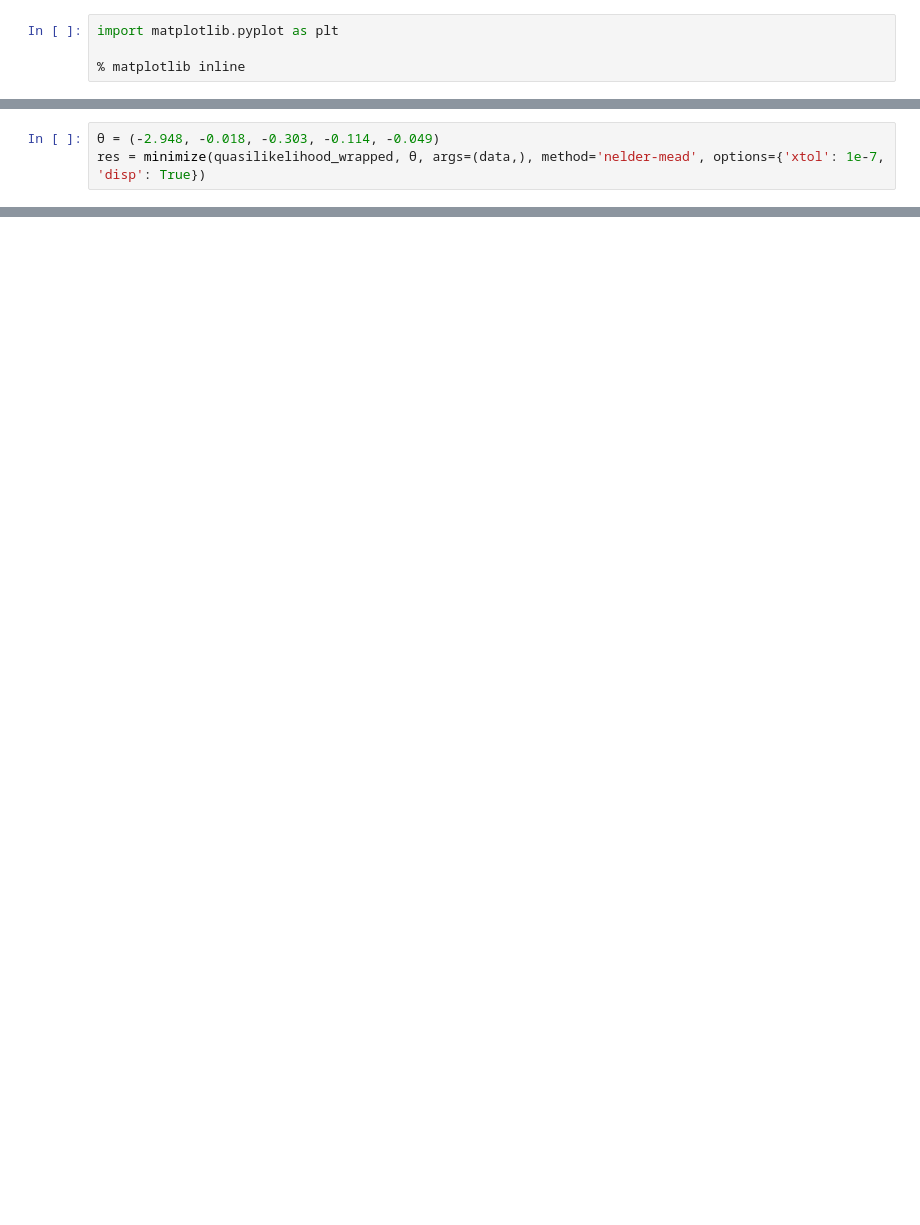
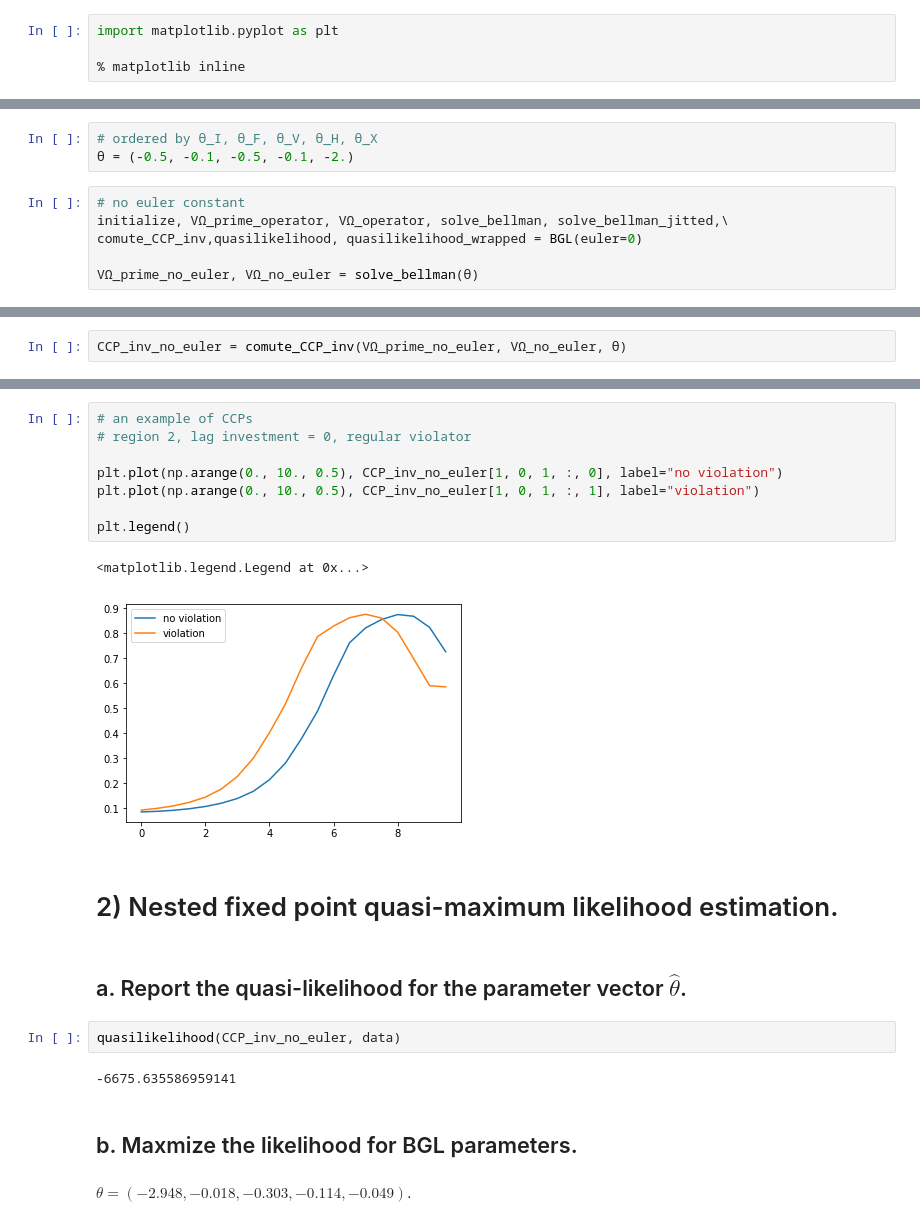
Before and after one commit to shizejin/Notebooks, a Jupyter notebook: assignment 2.ipynb, the cells around one changed output, grey strips where cells are left out. Cells and saved outputs as stored; diff of their text form; blank space fills up the shorter version.

```diff
--- a/assignment 2.ipynb
+++ b/assignment 2.ipynb
@@ -352,3 +17,0 @@ plt.legend()
-# %%
-θ = (-2.948, -0.018, -0.303, -0.114, -0.049)
-res = minimize(quasilikelihood_wrapped, θ, args=(data,), method='nelder-mead', options={'xtol': 1e-7, 'disp': True})
@@ -365,0 +289,9 @@ array([-5.78295791, -0.3756005 , -9.46118409, -2.43120456,  1.75568675])
+# %%
+# ordered by θ_I, θ_F, θ_V, θ_H, θ_X
+θ = (-0.5, -0.1, -0.5, -0.1, -2.)
+# %%
+# no euler constant
+initialize, VΩ_prime_operator, VΩ_operator, solve_bellman, solve_bellman_jitted,\
+comute_CCP_inv,quasilikelihood, quasilikelihood_wrapped = BGL(euler=0)
+
+VΩ_prime_no_euler, VΩ_no_euler = solve_bellman(θ)
@@ -365,0 +314,2 @@ array([-5.78295791, -0.3756005 , -9.46118409, -2.43120456,  1.75568675])
+# %%
+CCP_inv_no_euler = comute_CCP_inv(VΩ_prime_no_euler, VΩ_no_euler, θ)
@@ -365,0 +351,23 @@ array([-5.78295791, -0.3756005 , -9.46118409, -2.43120456,  1.75568675])
+# %%
+# an example of CCPs
+# region 2, lag investment = 0, regular violator
+
+plt.plot(np.arange(0., 10., 0.5), CCP_inv_no_euler[1, 0, 1, :, 0], label="no violation")
+plt.plot(np.arange(0., 10., 0.5), CCP_inv_no_euler[1, 0, 1, :, 1], label="violation")
+
+plt.legend()
+# %% [output]
+<matplotlib.legend.Legend at 0x...>
+[figure, added]
+# %% [markdown]
+# 2) Nested fixed point quasi-maximum likelihood estimation.
+# %% [markdown]
+## a. Report the quasi-likelihood for the parameter vector $\widehat{\theta}$.
+# %%
+quasilikelihood(CCP_inv_no_euler, data)
+# %% [output]
+-6675.635586959141
+# %% [markdown]
+## b. Maxmize the likelihood for BGL parameters.
+# %% [markdown]
+$\theta = \left(-2.948, -0.018, -0.303, -0.114, -0.049 \right)$.
```
Also changed, not shown: parts of 59 cells of this notebook.
